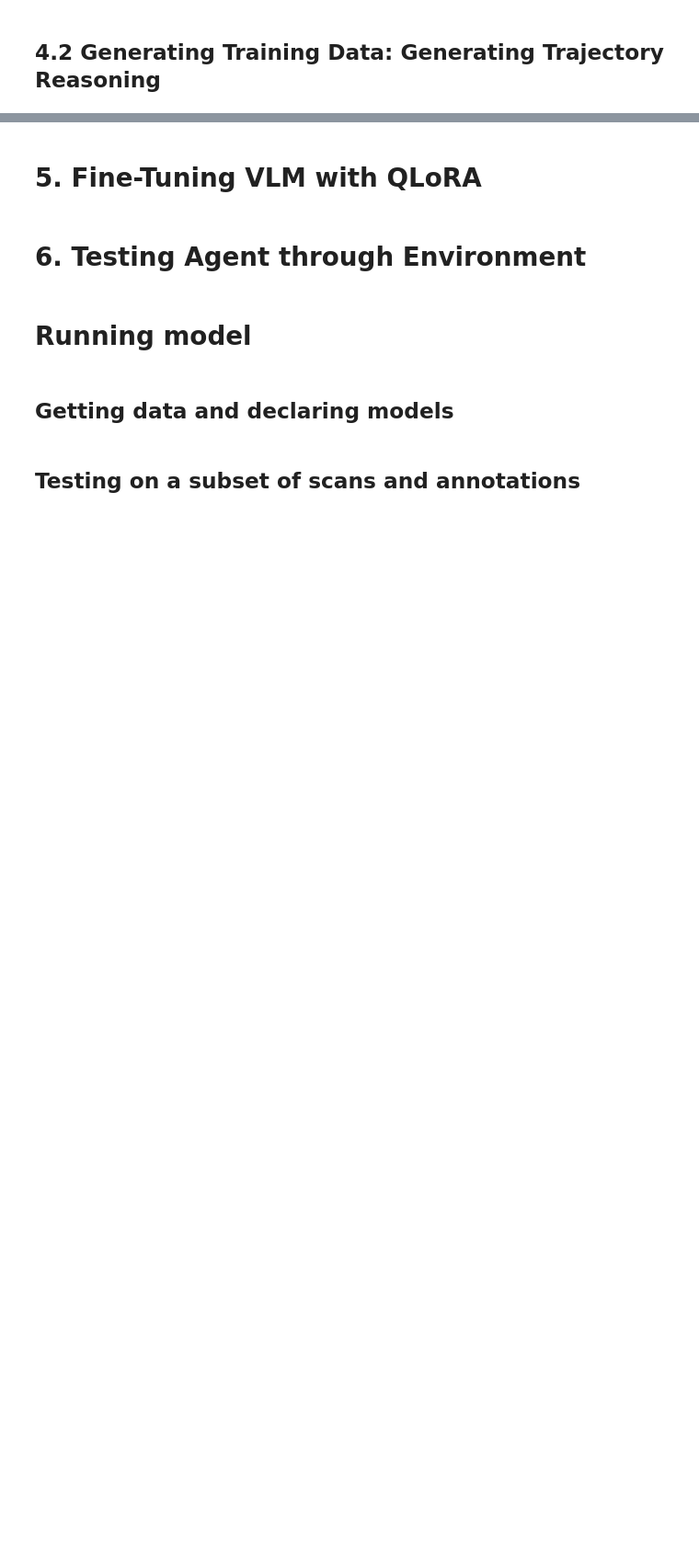
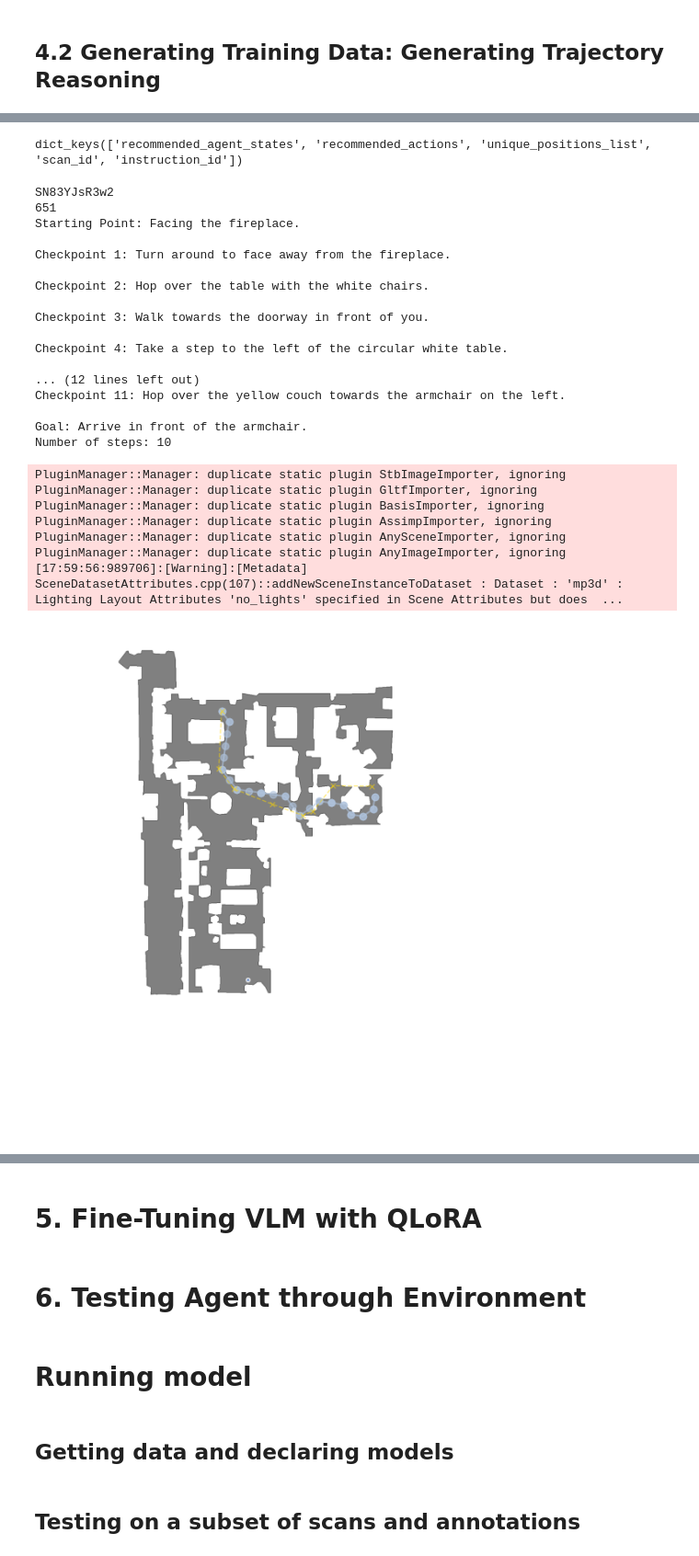
Before and after one commit to wsychiu/OCOM5300M_ResearchProject, a Jupyter notebook: data_exploration/exploring_scenes.ipynb, the cells around one changed output, grey strips where cells are left out. Shown: that part at 92% size. Saved outputs shown, nothing was run; the diff lists cells and outputs as text; code cells hidden in the pictures; blank space fills up the shorter version.

Commit message:
Defined a function to show trajectories and removed topdown_map from gold_path data to limit file size. Next step is to tweak decide_next_checkpoint to yield more logical answers.

```diff
--- a/data_exploration/exploring_scenes.ipynb
+++ b/data_exploration/exploring_scenes.ipynb
@@ -1438,14 +1465,19 @@ def get_eligible_gold_trajectories(scan_id_list, rxr_annotations, verbose=0):
 # %%
 # getting RxR training data (annotations / instructions)
 scan_id_list, rxr_annotations, n_records = get_rxr_annotations(training_annotations_path)
+# %%
+# File name of gold trajectories (for saving or retrieving from)
+gold_trajectories_fname = f'eligible_gold_paths_truncated'
+
+# Assign to False if gold trajectories are already calculated
+calculate_gold_trajectories = False
 # %%
-calculate_gold_trajectories = False     # Assign to False if gold trajectories are already calculated
-
 # Calculating all gold trajectories in training data
 if calculate_gold_trajectories:
     gold_trajectories = get_eligible_gold_trajectories(scan_id_list, rxr_annotations, verbose=0)
-    gold_trajectories_fname = f'eligible_gold_paths'
     save_results(gold_trajectories, training_dir_path, gold_trajectories_fname)
+else:
+    print(f'No recalculation of gold trajectories. Use existing training data.')
 # %% [output]
 scan_id: SN83YJsR3w2
 Renderer: NVIDIA GeForce RTX 4090/PCIe/SSE2 by NVIDIA Corporation
@@ -1741 +1721,4 @@ def generate_training_data(training_trajectories, rxr_annotations):
+# %%
+training_data_fname = 'generated_training_trajectories'
+generate_training_data = True
 # %%
@@ -1743,0 +1814,6 @@ training_data = generate_training_data(training_trajectories=eligible_gold_traje
+# %%
+# Retrieving generated training trajectories
+training_trajectories_fpath = training_dir_path + training_data_fname + '.pkl'
+training_data = load_results(training_trajectories_fpath)
+
+print(f"Number of eligible trajectories: {len(training_data)}")
@@ -1744,7 +1828,50 @@ training_data = generate_training_data(training_trajectories=eligible_gold_traje
+# %%
+eligible_gold_trajectories[0].keys()
+# %% [output]
+dict_keys(['recommended_agent_states', 'recommended_actions', 'unique_positions_list', 'scan_id', 'instruction_id'])
 # %%
 # Demonstrating data structure of training data
-print(training_data[0]["scan_id"])
-print(training_data[0]["instruction_id"])
-print(training_data[0]["inferred_nav_instructions"])
-print(len(training_data[0]["training_data"]))
-print(training_data[0]["training_data"][0].keys())
+trajectory_num = 0
+scan_id = training_data[trajectory_num]["scan_id"]
+instruction_id = training_data[trajectory_num]["instruction_id"]
+print(scan_id)
+print(instruction_id)
+print(training_data[trajectory_num]["inferred_nav_instructions"])
+
+trajectory_data = training_data[trajectory_num]["training_data"]
+print(f'Number of steps: {len(trajectory_data)}')
+
+for trajectory in eligible_gold_trajectories:
+    if trajectory["scan_id"] == scan_id and trajectory["instruction_id"] == instruction_id:
+        gold_trajectory = trajectory
+
+show_trajectory(scan_id,
+                instruction_id,
+                gold_trajectory["recommended_agent_states"],
+                gold_trajectory["unique_positions_list"])
+# %% [output]
+SN83YJsR3w2
+651
+Starting Point: Facing the fireplace.
+
+Checkpoint 1: Turn around to face away from the fireplace.
+
+Checkpoint 2: Hop over the table with the white chairs.
+
+Checkpoint 3: Walk towards the doorway in front of you.
+
+Checkpoint 4: Take a step to the left of the circular white table.
+
+... (12 lines left out)
+Checkpoint 11: Hop over the yellow couch towards the armchair on the left.
+
+Goal: Arrive in front of the armchair.
+Number of steps: 10
+PluginManager::Manager: duplicate static plugin StbImageImporter, ignoring
+PluginManager::Manager: duplicate static plugin GltfImporter, ignoring
+PluginManager::Manager: duplicate static plugin BasisImporter, ignoring
+PluginManager::Manager: duplicate static plugin AssimpImporter, ignoring
+PluginManager::Manager: duplicate static plugin AnySceneImporter, ignoring
+PluginManager::Manager: duplicate static plugin AnyImageImporter, ignoring
+[17:59:56:989706]:[Warning]:[Metadata] SceneDatasetAttributes.cpp(107)::addNewSceneInstanceToDataset : Dataset : 'mp3d' : Lighting Layout Attributes 'no_lights' specified in Scene Attributes but does  ...
+[figure, added]
```
Also changed, not shown: parts of 22 cells of this notebook.
